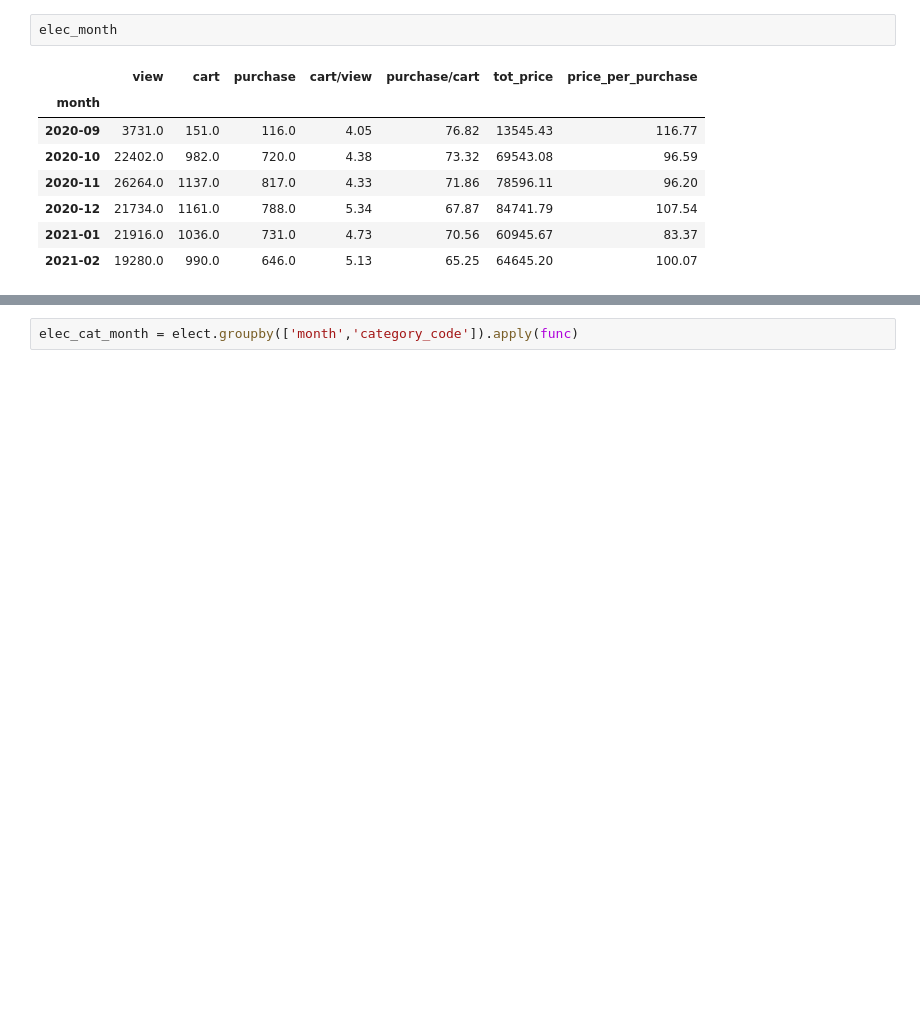
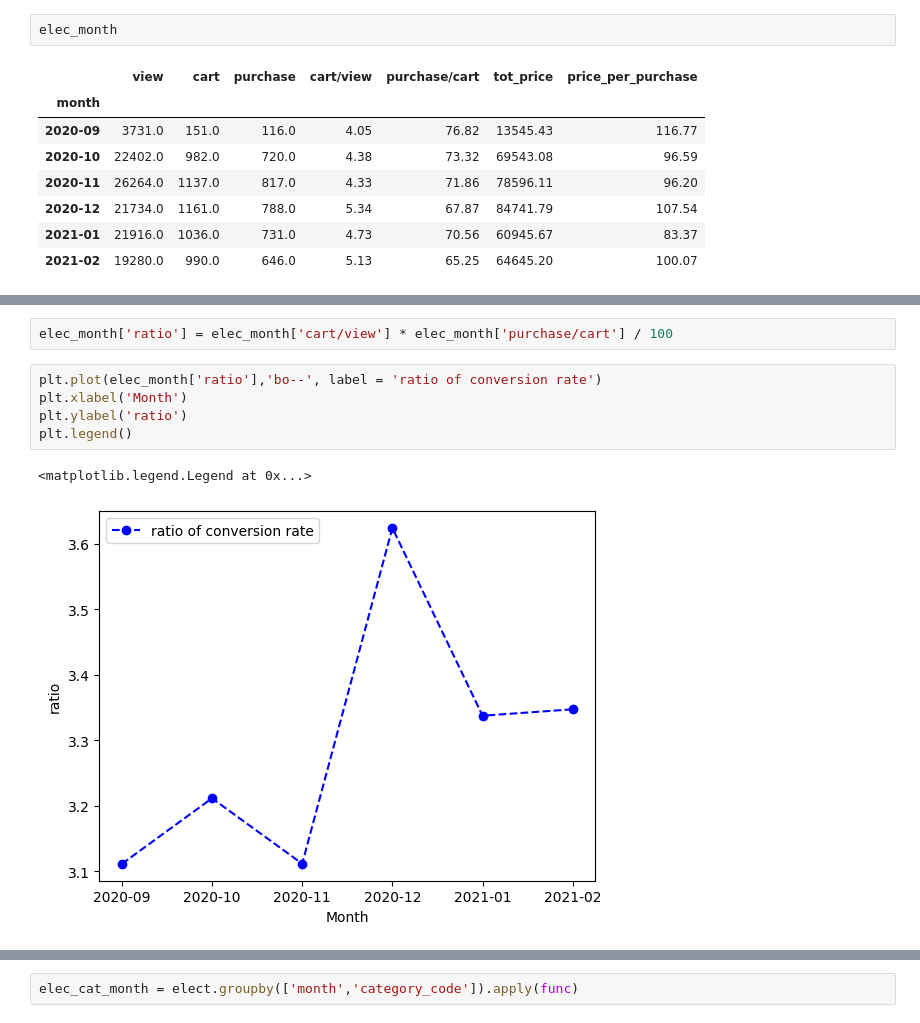
Before and after one commit to dlarhkd1211/electronic_commercial_data_analysis, a Jupyter notebook: analysis.ipynb, the cells around one changed output, grey strips where cells are left out. Drawn from its saved outputs; the diff is of its cells as text; blank space fills up the shorter version.

Commit message:
montly conversion ratio analysis

```diff
--- a/analysis.ipynb
+++ b/analysis.ipynb
@@ -166,0 +204,10 @@ elec_month
+# %%
+elec_month['ratio'] = elec_month['cart/view'] * elec_month['purchase/cart'] / 100
+# %%
+plt.plot(elec_month['ratio'],'bo--', label = 'ratio of conversion rate')
+plt.xlabel('Month')
+plt.ylabel('ratio')
+plt.legend()
+# %% [output]
+<matplotlib.legend.Legend at 0x...>
+[figure, added]
```
Also changed, not shown: parts of 22 cells of this notebook.
